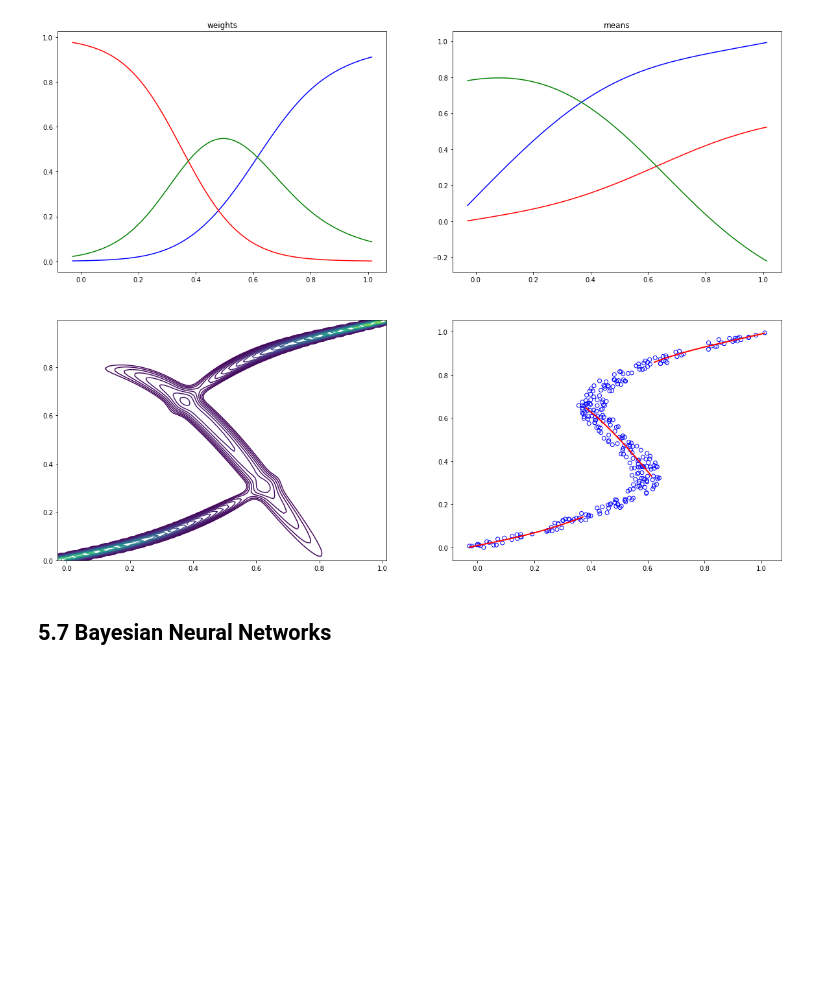
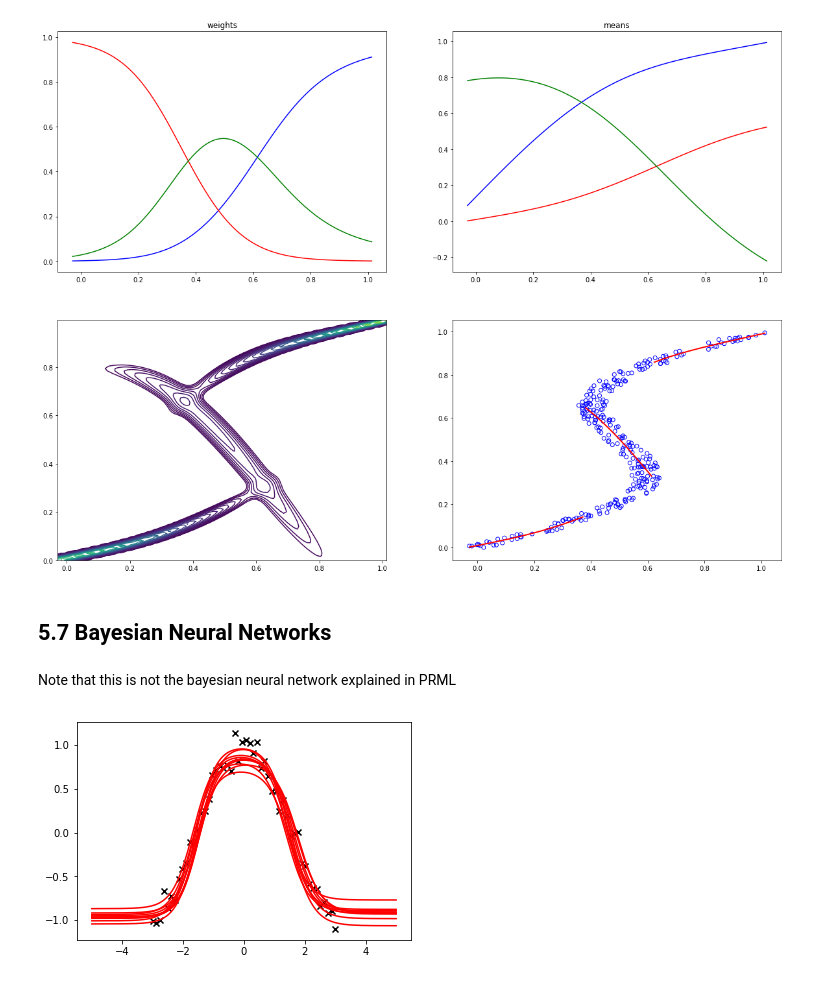
Before and after one commit to ctgk/PRML, a Jupyter notebook: notebooks/ch05_Neural_Networks.ipynb, the cells around one changed output. Drawn from its saved outputs; the diff is of its cells as text; code cells hidden in the pictures; blank space fills up the shorter version.

Commit message:
bayesian neural network

```diff
--- a/notebooks/ch05_Neural_Networks.ipynb
+++ b/notebooks/ch05_Neural_Networks.ipynb
@@ -398,3 +398,51 @@ plt.show()
 [figure]
 # %% [markdown]
 ## 5.7 Bayesian Neural Networks
+# %% [markdown]
+Note that this is not the bayesian neural network explained in PRML
+# %%
+x_train = np.linspace(-3, 3, num=50)[:, None]
+y_train = np.cos(x_train) + np.random.normal(0, 0.1, size=(50, 1))
+# %%
+class BayesianNeuralNetwork(nn.Network):
+
+    def __init__(self):
+        super().__init__(
+            w0_m=np.zeros((1, 2)),
+            w0_s=np.zeros((1, 2)),
+            b0_m=np.zeros(2),
+            b0_s=np.zeros(2),
+            w1_m=np.zeros((2, 1)),
+            w1_s=np.zeros((2, 1)),
+            b1_m=np.zeros(1),
+            b1_s=np.zeros(1)
+        )
+
+    def __call__(self, x):
+        w0 = F.gaussian(self.w0_m, nn.softplus(self.w0_s))
+        b0 = F.gaussian(self.b0_m, nn.softplus(self.b0_s))
+        w1 = F.gaussian(self.w1_m, nn.softplus(self.w1_s))
+        b1 = F.gaussian(self.b1_m, nn.softplus(self.b1_s))
+        h = nn.tanh(x @ w0 + b0)
+        return h @ w1 + b1
+
+
+model = BayesianNeuralNetwork()
+optimizer = nn.optimizer.GradientDescent(model, 1e-2)
+n_iter = 1000
+n_sample = 5
+for i in range(n_iter):
+    model.cleargrads()
+    loss = 0
+    for _ in range(n_sample):
+        loss += F.sum_squared_error(model(x_train), y_train) / n_sample
+    loss.backward()
+    optimizer.update()
+# %%
+x = np.linspace(-5, 5, num=400)[:, None]
+plt.scatter(x_train, y_train, marker="x", color="k")
+for _ in range(10):
+    plt.plot(x, model(x).value, color="r")
+plt.show()
+# %% [output]
+[figure, added]
```
Also changed, not shown: 4 other files.
